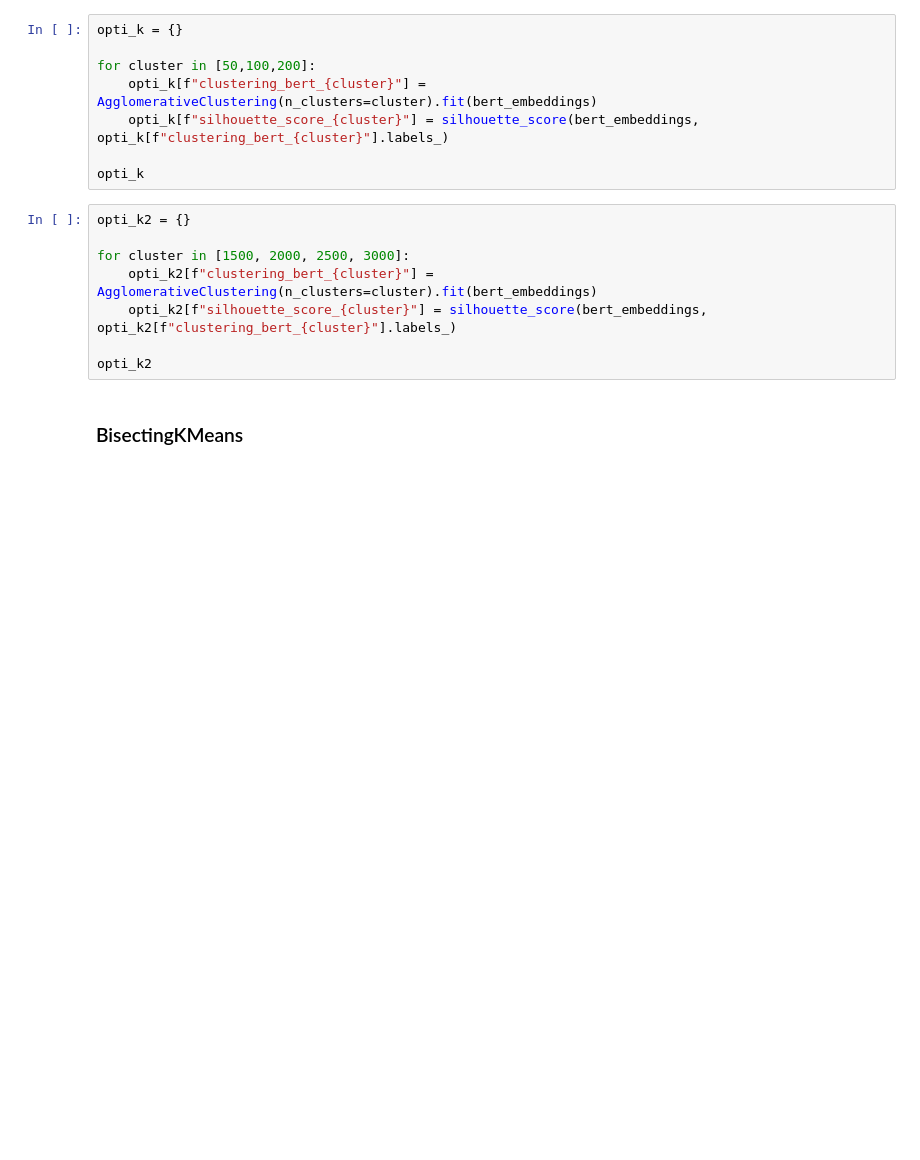
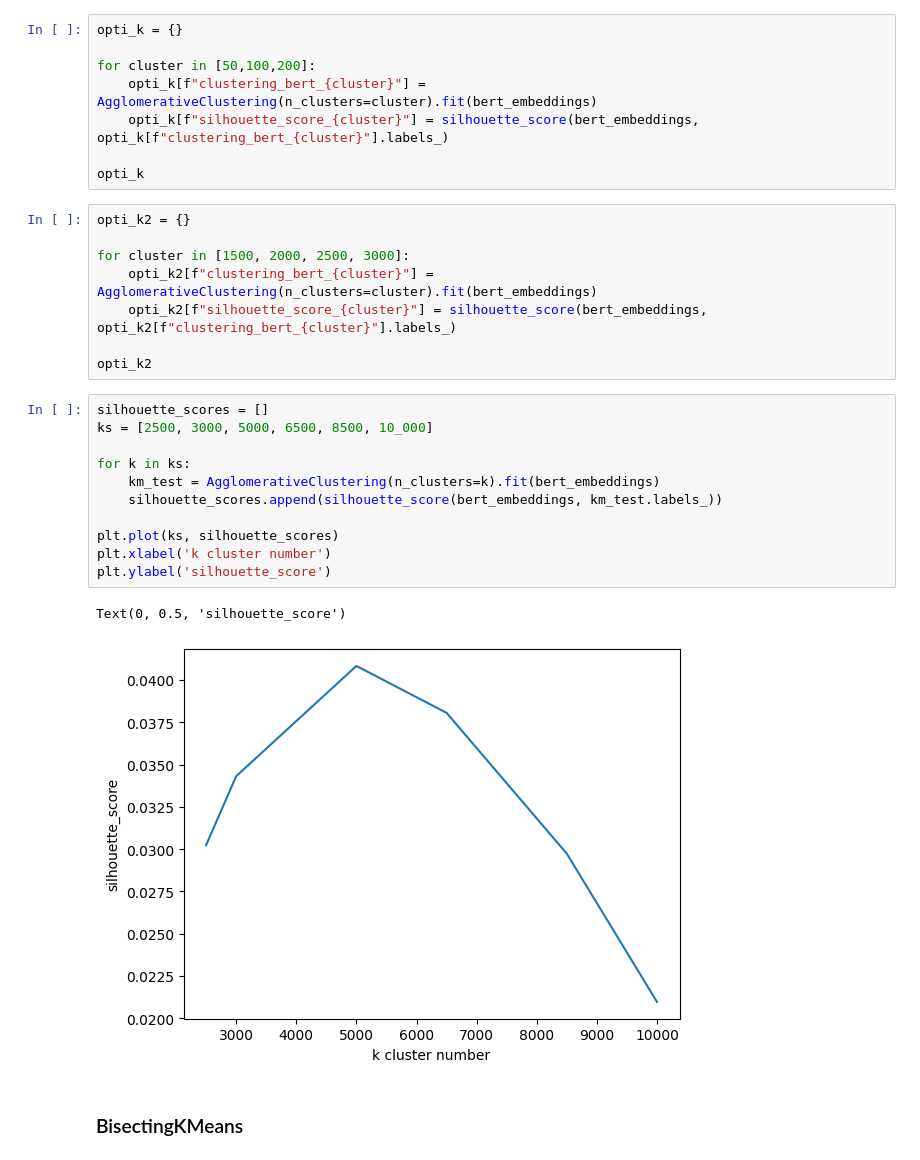
Before and after one commit to arostagnat/BookMatch, a Jupyter notebook: notebooks/Clustering_model.ipynb, the cells around one changed output. Cells and saved outputs as stored; diff of their text form; blank space fills up the shorter version.

Commit message:
implement silhouette scoring to find optimum n_cluster

```diff
--- a/notebooks/Clustering_model.ipynb
+++ b/notebooks/Clustering_model.ipynb
@@ -373,6 +384,20 @@ for cluster in [1500, 2000, 2500, 3000]:
     opti_k2[f"silhouette_score_{cluster}"] = silhouette_score(bert_embeddings, opti_k2[f"clustering_bert_{cluster}"].labels_)
 
 opti_k2
+# %%
+silhouette_scores = []
+ks = [2500, 3000, 5000, 6500, 8500, 10_000]
+
+for k in ks:
+    km_test = AgglomerativeClustering(n_clusters=k).fit(bert_embeddings)
+    silhouette_scores.append(silhouette_score(bert_embeddings, km_test.labels_))
+
+plt.plot(ks, silhouette_scores)
+plt.xlabel('k cluster number')
+plt.ylabel('silhouette_score')
+# %% [output]
+Text(0, 0.5, 'silhouette_score')
+[figure, added]
 # %% [markdown]
 ### BisectingKMeans
 # %%
```
Also changed, not shown: parts of 6 cells of this notebook, 1 other file.
